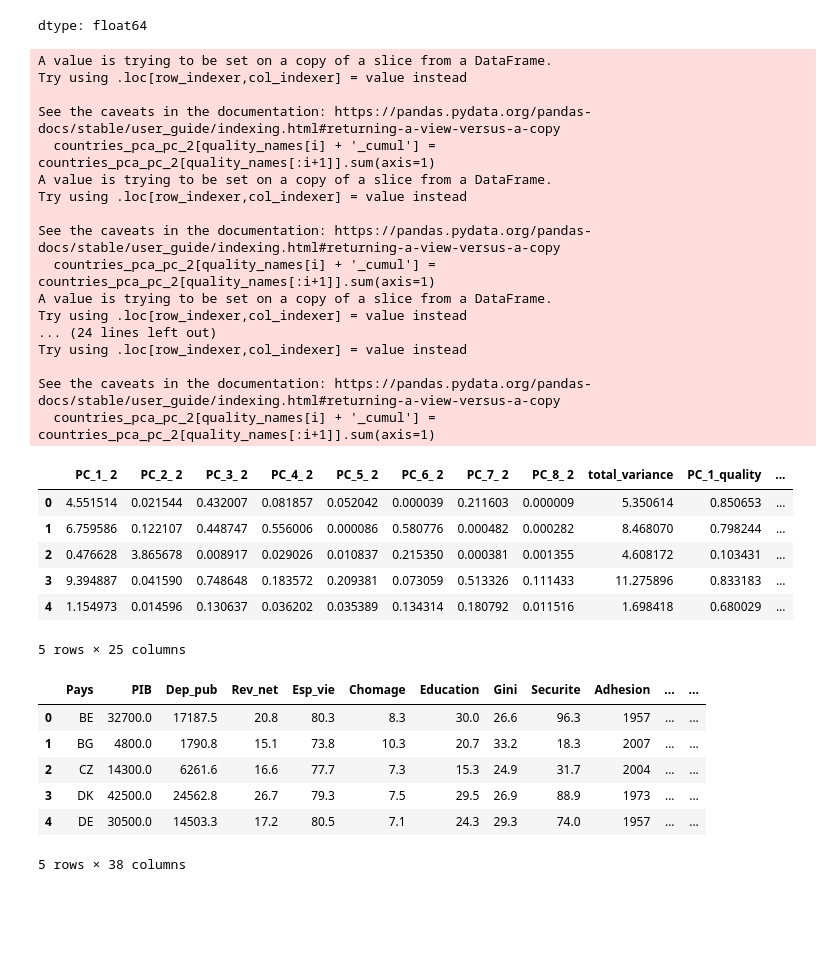
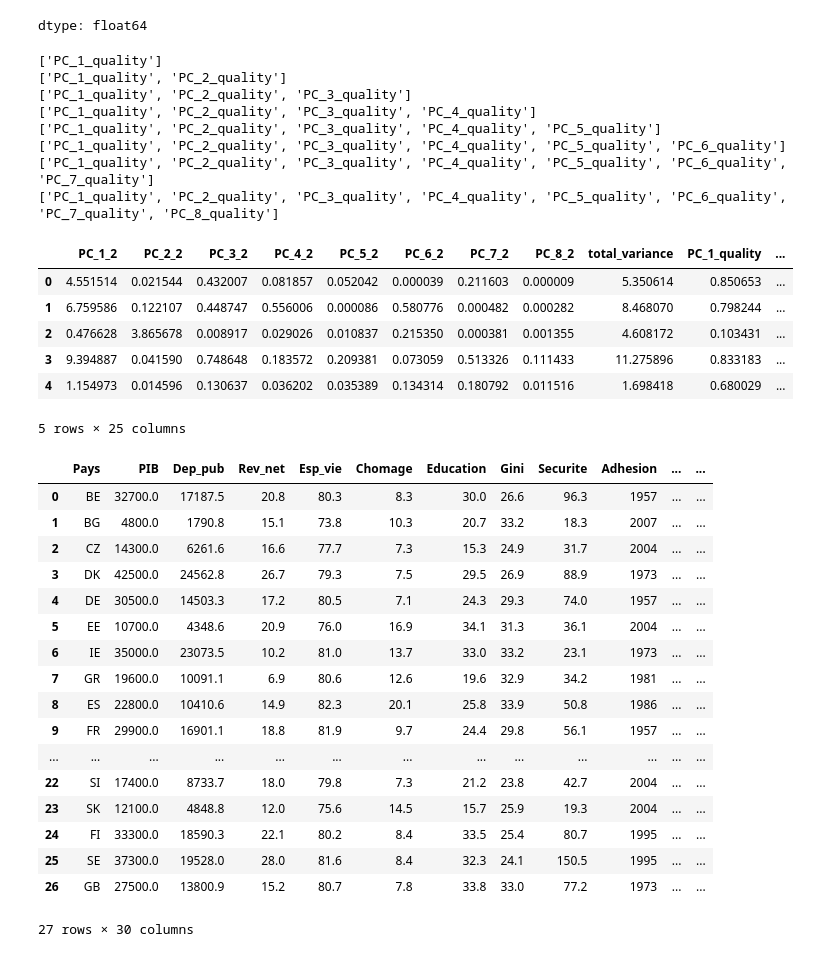
Before and after one commit to cedricguilmin/analytics_mining, a Jupyter notebook: countries_ue_PCA.ipynb, the cells around one changed output. Cells and saved outputs as stored; diff of their text form; code cells hidden in the pictures; blank space fills up the shorter version.

```diff
--- a/countries_ue_PCA.ipynb
+++ b/countries_ue_PCA.ipynb
@@ -438,4 +462,4 @@ print(pc_names_2)
 # %%
 countries_pca_pc_2 = pd.DataFrame(index=countries_pca.index)
 for pc, pc_2 in zip(pc_names,pc_names_2):
-  countries_pca[pc_2] = countries_pca[pc]**2
+  countries_pca_pc_2[pc_2] = countries_pca[pc]**2
@@ -493,29 +503,21 @@ countries_pca_pc_2[quality_names].sum(axis=1).head()
 dtype: float64
 # %%
 for i, cumul_quality in enumerate(quality_names):
+  print(quality_names[:i+1])
   countries_pca_pc_2[quality_names[i] + '_cumul'] = countries_pca_pc_2[quality_names[:i+1]].sum(axis=1)
 # %% [output]
-A value is trying to be set on a copy of a slice from a DataFrame.
-Try using .loc[row_indexer,col_indexer] = value instead
-
-See the caveats in the documentation: https://pandas.pydata.org/pandas-docs/stable/user_guide/indexing.html#returning-a-view-versus-a-copy
-  countries_pca_pc_2[quality_names[i] + '_cumul'] = countries_pca_pc_2[quality_names[:i+1]].sum(axis=1)
-A value is trying to be set on a copy of a slice from a DataFrame.
-Try using .loc[row_indexer,col_indexer] = value instead
-
-See the caveats in the documentation: https://pandas.pydata.org/pandas-docs/stable/user_guide/indexing.html#returning-a-view-versus-a-copy
-  countries_pca_pc_2[quality_names[i] + '_cumul'] = countries_pca_pc_2[quality_names[:i+1]].sum(axis=1)
-A value is trying to be set on a copy of a slice from a DataFrame.
-Try using .loc[row_indexer,col_indexer] = value instead
-... (24 lines left out)
-Try using .loc[row_indexer,col_indexer] = value instead
-
-See the caveats in the documentation: https://pandas.pydata.org/pandas-docs/stable/user_guide/indexing.html#returning-a-view-versus-a-copy
-  countries_pca_pc_2[quality_names[i] + '_cumul'] = countries_pca_pc_2[quality_names[:i+1]].sum(axis=1)
+['PC_1_quality']
+['PC_1_quality', 'PC_2_quality']
+['PC_1_quality', 'PC_2_quality', 'PC_3_quality']
+['PC_1_quality', 'PC_2_quality', 'PC_3_quality', 'PC_4_quality']
+['PC_1_quality', 'PC_2_quality', 'PC_3_quality', 'PC_4_quality', 'PC_5_quality']
+['PC_1_quality', 'PC_2_quality', 'PC_3_quality', 'PC_4_quality', 'PC_5_quality', 'PC_6_quality']
+['PC_1_quality', 'PC_2_quality', 'PC_3_quality', 'PC_4_quality', 'PC_5_quality', 'PC_6_quality', 'PC_7_quality']
+['PC_1_quality', 'PC_2_quality', 'PC_3_quality', 'PC_4_quality', 'PC_5_quality', 'PC_6_quality', 'PC_7_quality', 'PC_8_quality']
 # %%
 countries_pca_pc_2.head()
 # %% [output]
-|  | PC_1_ 2 | PC_2_ 2 | PC_3_ 2 | PC_4_ 2 | PC_5_ 2 | PC_6_ 2 | PC_7_ 2 | PC_8_ 2 | total_variance | PC_1_quality | ... |
+|  | PC_1_2 | PC_2_2 | PC_3_2 | PC_4_2 | PC_5_2 | PC_6_2 | PC_7_2 | PC_8_2 | total_variance | PC_1_quality | ... |
 | 0 | 4.551514 | 0.021544 | 0.432007 | 0.081857 | 0.052042 | 0.000039 | 0.211603 | 0.000009 | 5.350614 | 0.850653 | ... |
 | 1 | 6.759586 | 0.122107 | 0.448747 | 0.556006 | 0.000086 | 0.580776 | 0.000482 | 0.000282 | 8.468070 | 0.798244 | ... |
 | 2 | 0.476628 | 3.865678 | 0.008917 | 0.029026 | 0.010837 | 0.215350 | 0.000381 | 0.001355 | 4.608172 | 0.103431 | ... |
@@ -526,12 +528,23 @@ countries_pca_pc_2.head()
 cols_to_keep = [col for col in countries_pca_pc_2.columns if col.endswith('_quality_cumul')]
 countries_pca2 = pd.concat([countries_pca, countries_pca_pc_2[cols_to_keep]], axis=1)
 # %%
-countries_pca2.head()
+countries_pca2
 # %% [output]
 |  | Pays | PIB | Dep_pub | Rev_net | Esp_vie | Chomage | Education | Gini | Securite | Adhesion | ... | ... |
 | 0 | BE | 32700.0 | 17187.5 | 20.8 | 80.3 | 8.3 | 30.0 | 26.6 | 96.3 | 1957 | ... | ... |
 | 1 | BG | 4800.0 | 1790.8 | 15.1 | 73.8 | 10.3 | 20.7 | 33.2 | 18.3 | 2007 | ... | ... |
 | 2 | CZ | 14300.0 | 6261.6 | 16.6 | 77.7 | 7.3 | 15.3 | 24.9 | 31.7 | 2004 | ... | ... |
 | 3 | DK | 42500.0 | 24562.8 | 26.7 | 79.3 | 7.5 | 29.5 | 26.9 | 88.9 | 1973 | ... | ... |
 | 4 | DE | 30500.0 | 14503.3 | 17.2 | 80.5 | 7.1 | 24.3 | 29.3 | 74.0 | 1957 | ... | ... |
+| 5 | EE | 10700.0 | 4348.6 | 20.9 | 76.0 | 16.9 | 34.1 | 31.3 | 36.1 | 2004 | ... | ... |
+| 6 | IE | 35000.0 | 23073.5 | 10.2 | 81.0 | 13.7 | 33.0 | 33.2 | 23.1 | 1973 | ... | ... |
+| 7 | GR | 19600.0 | 10091.1 | 6.9 | 80.6 | 12.6 | 19.6 | 32.9 | 34.2 | 1981 | ... | ... |
+| 8 | ES | 22800.0 | 10410.6 | 14.9 | 82.3 | 20.1 | 25.8 | 33.9 | 50.8 | 1986 | ... | ... |
+| 9 | FR | 29900.0 | 16901.1 | 18.8 | 81.9 | 9.7 | 24.4 | 29.8 | 56.1 | 1957 | ... | ... |
+| ... | ... | ... | ... | ... | ... | ... | ... | ... | ... | ... | ... | ... |
+| 22 | SI | 17400.0 | 8733.7 | 18.0 | 79.8 | 7.3 | 21.2 | 23.8 | 42.7 | 2004 | ... | ... |
+| 23 | SK | 12100.0 | 4848.8 | 12.0 | 75.6 | 14.5 | 15.7 | 25.9 | 19.3 | 2004 | ... | ... |
+| 24 | FI | 33300.0 | 18590.3 | 22.1 | 80.2 | 8.4 | 33.5 | 25.4 | 80.7 | 1995 | ... | ... |
+| 25 | SE | 37300.0 | 19528.0 | 28.0 | 81.6 | 8.4 | 32.3 | 24.1 | 150.5 | 1995 | ... | ... |
+| 26 | GB | 27500.0 | 13800.9 | 15.2 | 80.7 | 7.8 | 33.8 | 33.0 | 77.2 | 1973 | ... | ... |
-5 rows × 38 columns
+27 rows × 30 columns
```
Also changed, not shown: parts of 7 cells of this notebook.
